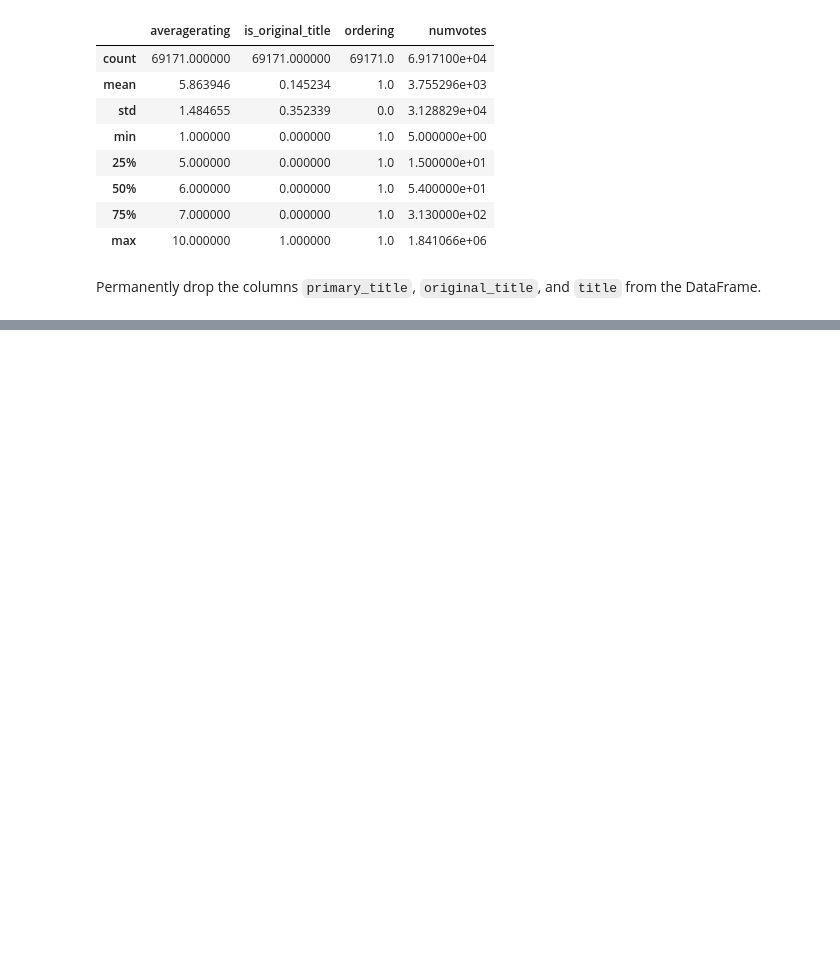
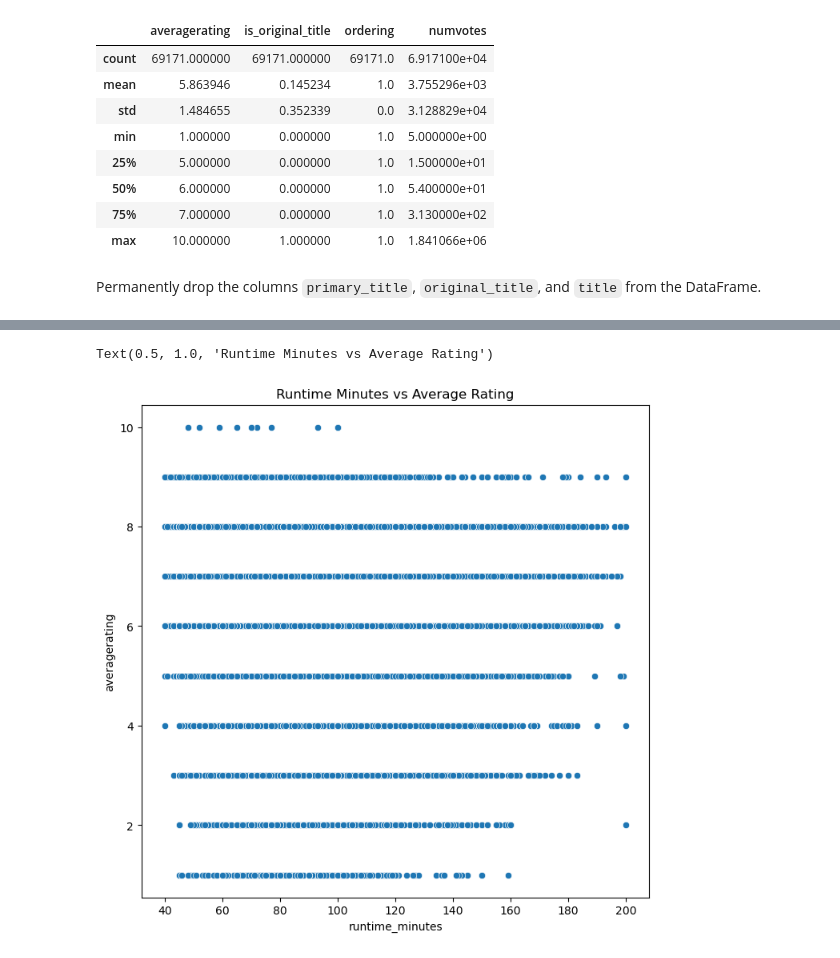
Before and after one commit to Gladwellchebelyon/GROUP7_BOX_OFFICE_MOVIES_ANALYSIS, a Jupyter notebook: isaac.ipynb, the cells around one changed output, grey strips where cells are left out. Drawn from its saved outputs; the diff is of its cells as text; code cells hidden in the pictures; blank space fills up the shorter version.

```diff
--- a/isaac.ipynb
+++ b/isaac.ipynb
@@ -376,0 +517,10 @@ imdf.drop(['primary_title', 'original_title', 'title'], axis=1, inplace=True)
+# %%
+# Scatter plot and correlation between runtime_minutes and averagerating
+plt.figure(figsize=(18, 8))
+
+plt.subplot(1, 2, 1)
+sns.scatterplot(x=data['runtime_minutes'], y=data['averagerating'])
+plt.title('Runtime Minutes vs Average Rating')
+# %% [output]
+Text(0.5, 1.0, 'Runtime Minutes vs Average Rating')
+[figure, added]
```
Also changed, not shown: parts of 17 cells of this notebook.
